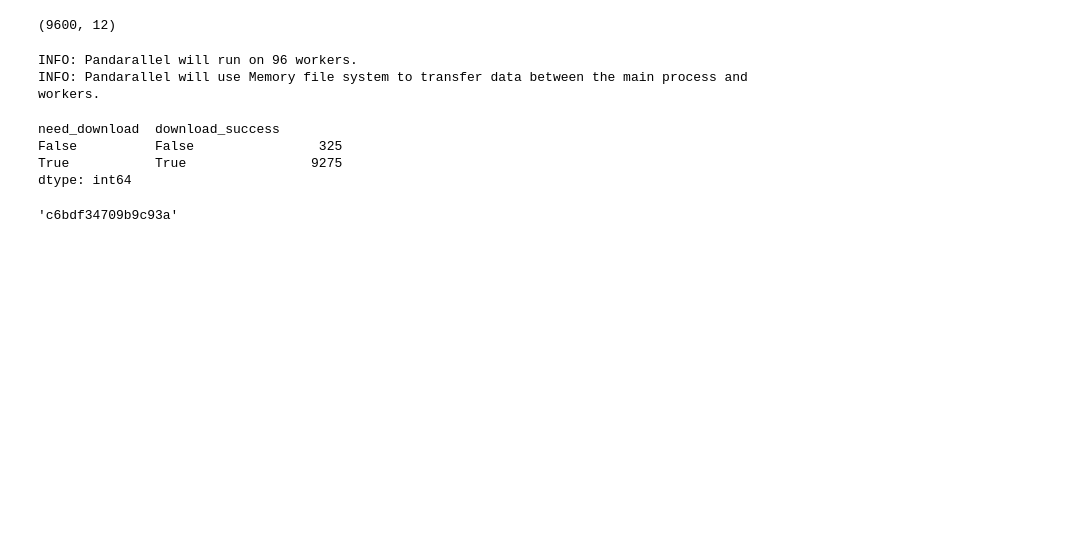
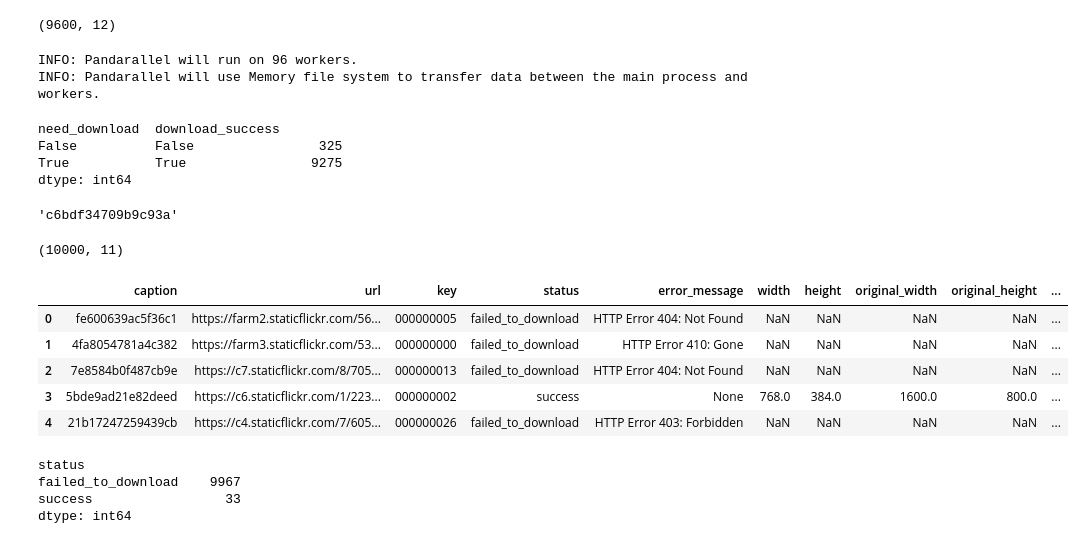
Before and after one commit to liyubrt/notebooks, a Jupyter notebook: pretrain_vit/OpenImages.ipynb, the cells around one changed output. Drawn from its saved outputs; the diff is of its cells as text; code cells hidden in the pictures; blank space fills up the shorter version.

```diff
--- a/pretrain_vit/OpenImages.ipynb
+++ b/pretrain_vit/OpenImages.ipynb
@@ -654,3 +663,24 @@ dtype: int64
 df2[df2.need_download == True].iloc[0].ImageID
 # %% [output]
 'c6bdf34709b9c93a'
+# %%
+df3 = pd.read_parquet('/data3/jupiter/datasets/public_datasets/OpenImages/data/00000.parquet')
+df3.shape
+# %% [output]
+(10000, 11)
+# %%
+df3.head(5)
+# %% [output]
+|  | caption | url | key | status | error_message | width | height | original_width | original_height | ... |
+| 0 | fe600639ac5f36c1 | https://farm2.staticflickr.com/56... | 000000005 | failed_to_download | HTTP Error 404: Not Found | NaN | NaN | NaN | NaN | ... |
+| 1 | 4fa8054781a4c382 | https://farm3.staticflickr.com/53... | 000000000 | failed_to_download | HTTP Error 410: Gone | NaN | NaN | NaN | NaN | ... |
+| 2 | 7e8584b0f487cb9e | https://c7.staticflickr.com/8/705... | 000000013 | failed_to_download | HTTP Error 404: Not Found | NaN | NaN | NaN | NaN | ... |
+| 3 | 5bde9ad21e82deed | https://c6.staticflickr.com/1/223... | 000000002 | success | None | 768.0 | 384.0 | 1600.0 | 800.0 | ... |
+| 4 | 21b17247259439cb | https://c4.staticflickr.com/7/605... | 000000026 | failed_to_download | HTTP Error 403: Forbidden | NaN | NaN | NaN | NaN | ... |
+# %%
+df3.groupby('status').size()
+# %% [output]
+status
+failed_to_download    9967
+success                 33
+dtype: int64
```
Also changed, not shown: parts of 3 cells of this notebook, 8 other files.
